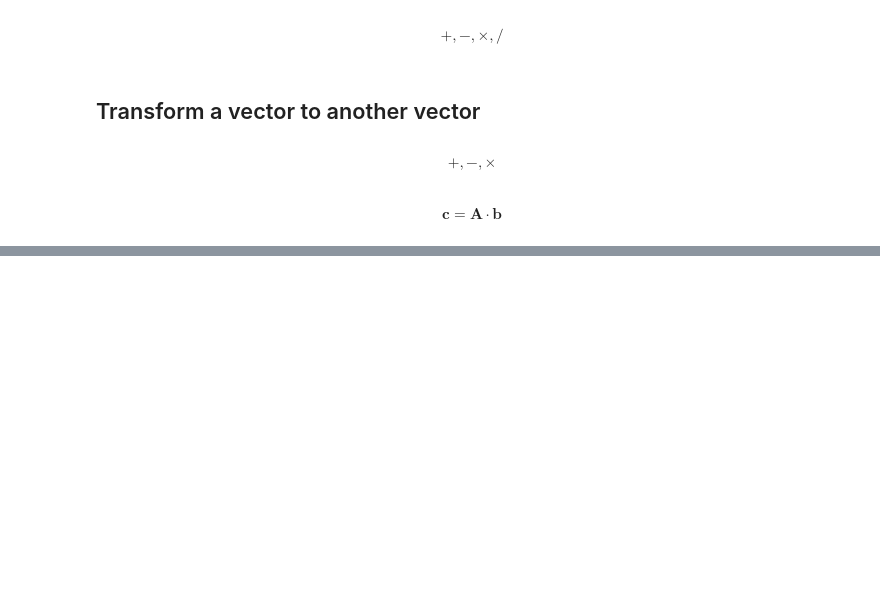
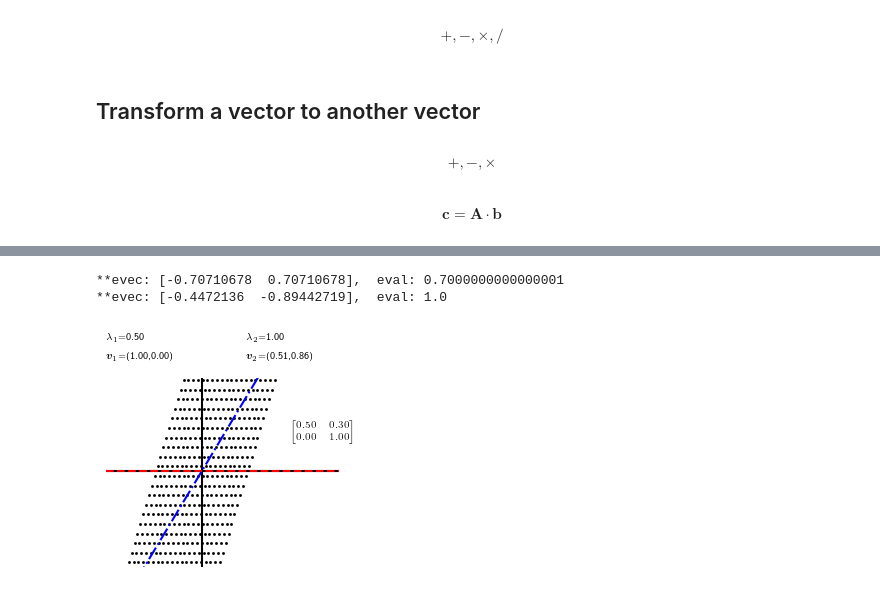
Before and after one commit to youngung/youngung.github.io, a Jupyter notebook: _ipynb/data_mse/06w_eigenvalue.ipynb, the cells around one changed output, grey strips where cells are left out. Cells and saved outputs as stored; diff of their text form; code cells hidden in the pictures; blank space fills up the shorter version.

```diff
--- a/_ipynb/data_mse/06w_eigenvalue.ipynb
+++ b/_ipynb/data_mse/06w_eigenvalue.ipynb
@@ -132,7 +132,7 @@ def eig2x2(A):
     lam2 = (tr - np.sqrt(disc)) / 2
     return lam1, lam2
 # %%
-d=np.loadtxt('../data/matrix_03.txt',skiprows=1)
-for i, mat2x2 in enumerate(d):
-    mat=mat2x2.reshape(2,2)
-    print(eig2x2(mat)) ## nan 은 어던 경우인가?
+#d=np.loadtxt('../data/matrix_03.txt',skiprows=1)
+#for i, mat2x2 in enumerate(d):
+#    mat=mat2x2.reshape(2,2)
+#    print(eig2x2(mat)) ## nan 은 어던 경우인가?
@@ -286,0 +261,69 @@ if True:
+# %%
+AA=np.zeros((5,2,2))
+
+# case 1
+A=np.zeros((2,2))
+A[1,1]=1
+A[0,0]=0.5
+A[0,1]=0.3
+AA[0,:,:]=A[::]
+
+
+# case 2
+A=np.zeros((2,2))
+A[1,1]=1.2
+A[0,0]=0.8
+A[0,1]=0
+print(A)
+AA[1,:,:]=A[::]
+
+# case 3
+A=np.zeros((2,2))
+A[1,1]=0.6
+A[0,0]=0.8
+A[0,1]=-0.05
+A[1,0]=0.05
+print(A)
+AA[2,:,:]=A[::]
+
+# case 4 (rotation)
+th=np.deg2rad(45)
+A=np.zeros((2,2))
+A[0,0]=cos(th)
+A[0,1]=sin(th)
+A[1,0]=-sin(th)
+A[1,1]=cos(th)
+AA[3,:,:]=A[::]
+
+
+# case 5 (노비 vs. 양반)
+A=np.zeros((2,2))
+A[0,0]=0.80
+A[0,1]=0.10
+A[1,0]=0.20
+A[1,1]=0.90
+AA[4,:,:]=A[::]
+
+x=np.zeros((2))
+x=10,10
+print(np.einsum('ij,j->i',A,x))
+
+kws=dict(marker='.',alpha=0.9,c='k',s=5)
+path2save='/Users/youngung/repo/youngung.github.io/assets/dat_files/lectures/1_2_data_mse/'
+
+for icase, A in enumerate(AA):
+    dst=tempfile.mkdtemp()
+    fig=map(A,dst=dst,nres=20,span=10,nsteps=20,**kws)
+
+    if icase==4:
+        fig.axes[0].set_xlim(0,)
+        fig.axes[0].set_ylim(0,)
+        fig.axes[0].set_xlabel('Yangban')
+        fig.axes[0].set_ylabel('Nobi')
+
+    if True:
+        import shutil
+        fnout=f'eigen_{icase+1}.gif'
+        gen_gif(dst,rate=100,fout=fnout)
+        shutil.move(fnout,os.path.join(path2save,fnout))
+# %% [output]
@@ -286,0 +343,3 @@ if True:
+**evec: [-0.70710678  0.70710678],  eval: 0.7000000000000001
+**evec: [-0.4472136  -0.89442719],  eval: 1.0
+[figure, added]
```
Also changed, not shown: parts of 20 cells of this notebook, 5 other files.
